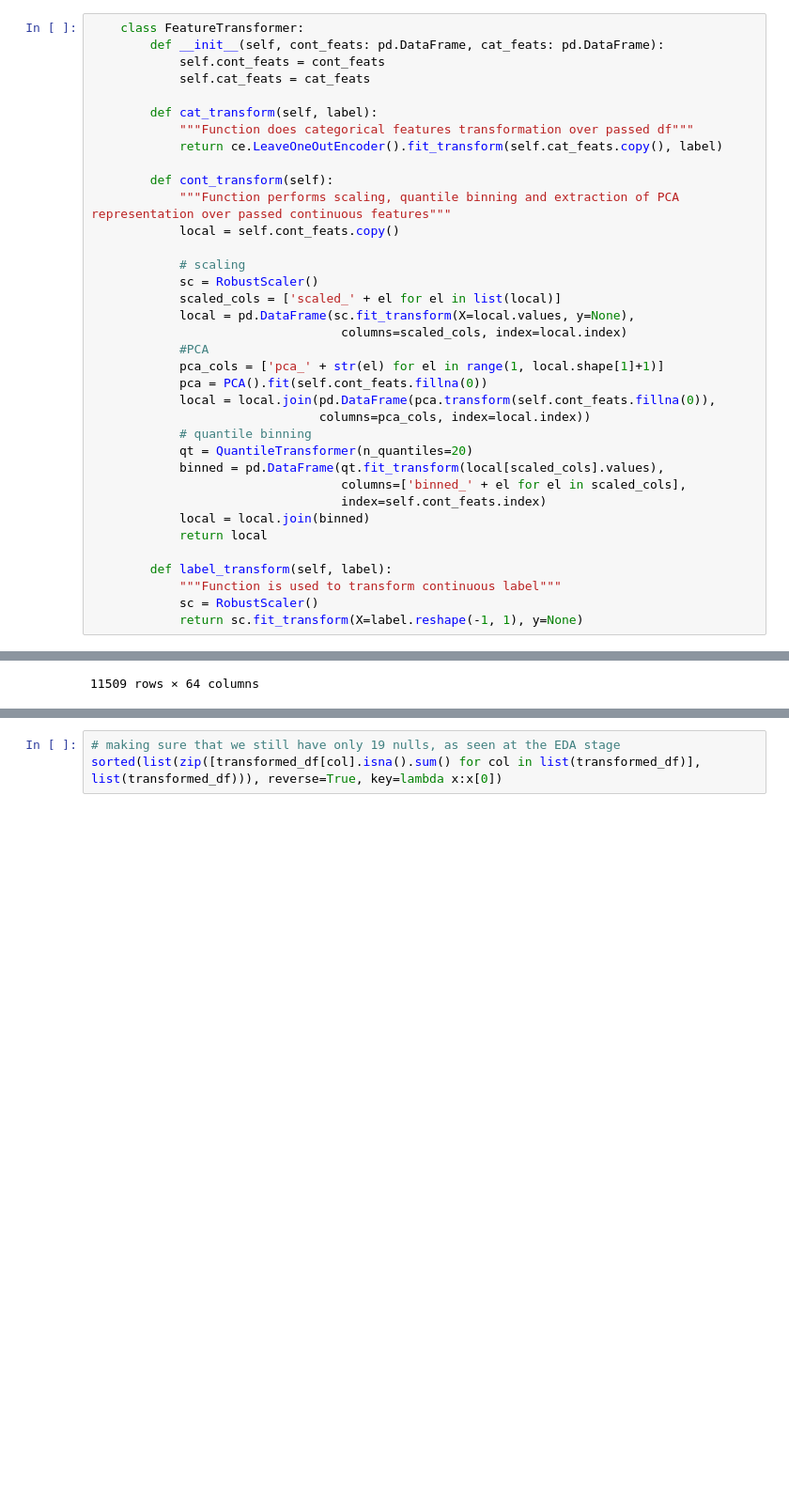
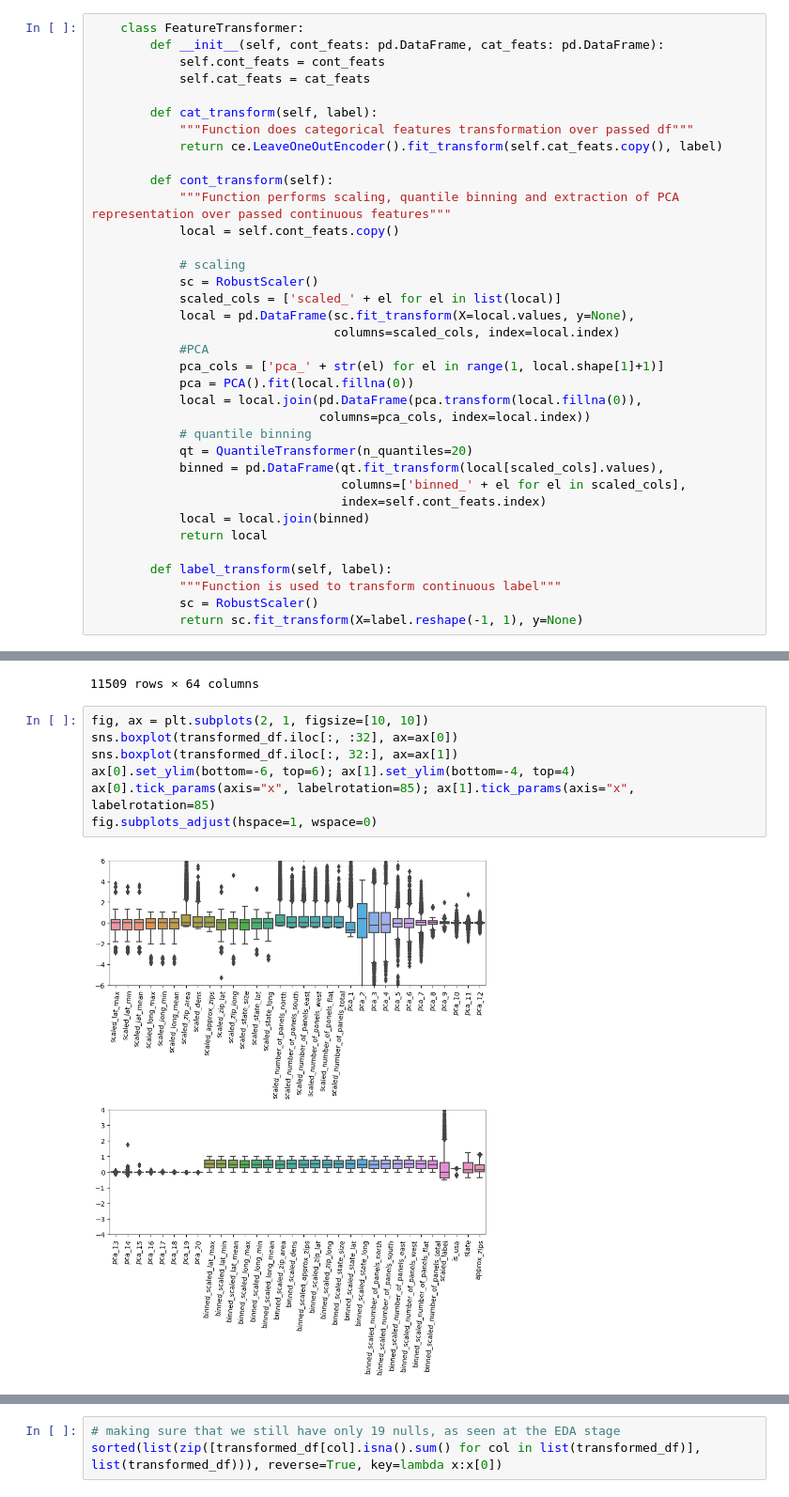
Before and after one commit to igor-cheb/mle_prep, a Jupyter notebook: geo_data_case_1/ETL.ipynb, the cells around one changed output, grey strips where cells are left out. Shown at 94% size. Drawn from its saved outputs; the diff is of its cells as text; blank space fills up the shorter version.

```diff
--- a/geo_data_case_1/ETL.ipynb
+++ b/geo_data_case_1/ETL.ipynb
@@ -244,11 +245,11 @@ for col in baja_params:
             sc = RobustScaler()
             scaled_cols = ['scaled_' + el for el in list(local)]
             local = pd.DataFrame(sc.fit_transform(X=local.values, y=None),
-                                  columns=scaled_cols, index=local.index)
+                                 columns=scaled_cols, index=local.index)
             #PCA
             pca_cols = ['pca_' + str(el) for el in range(1, local.shape[1]+1)]
-            pca = PCA().fit(self.cont_feats.fillna(0))
-            local = local.join(pd.DataFrame(pca.transform(self.cont_feats.fillna(0)),
+            pca = PCA().fit(local.fillna(0))
+            local = local.join(pd.DataFrame(pca.transform(local.fillna(0)),
                                columns=pca_cols, index=local.index))
             # quantile binning
             qt = QuantileTransformer(n_quantiles=20)
@@ -334,4 +314,13 @@ transformed_df
 | 11507 | -0.900931 | -0.909165 | -0.904888 | 0.255224 | 0.249978 | 0.252822 | ... |
 | 11508 | -0.596963 | -0.610873 | -0.603803 | 0.262366 | 0.260275 | 0.261542 | ... |
 11509 rows × 64 columns
+# %%
+fig, ax = plt.subplots(2, 1, figsize=[10, 10])
+sns.boxplot(transformed_df.iloc[:, :32], ax=ax[0])
+sns.boxplot(transformed_df.iloc[:, 32:], ax=ax[1])
+ax[0].set_ylim(bottom=-6, top=6); ax[1].set_ylim(bottom=-4, top=4)
+ax[0].tick_params(axis="x", labelrotation=85); ax[1].tick_params(axis="x", labelrotation=85)
+fig.subplots_adjust(hspace=1, wspace=0)
+# %% [output]
+[figure, added]
 # %% [markdown]
```
Also changed, not shown: parts of 13 cells of this notebook, 1 other file.
